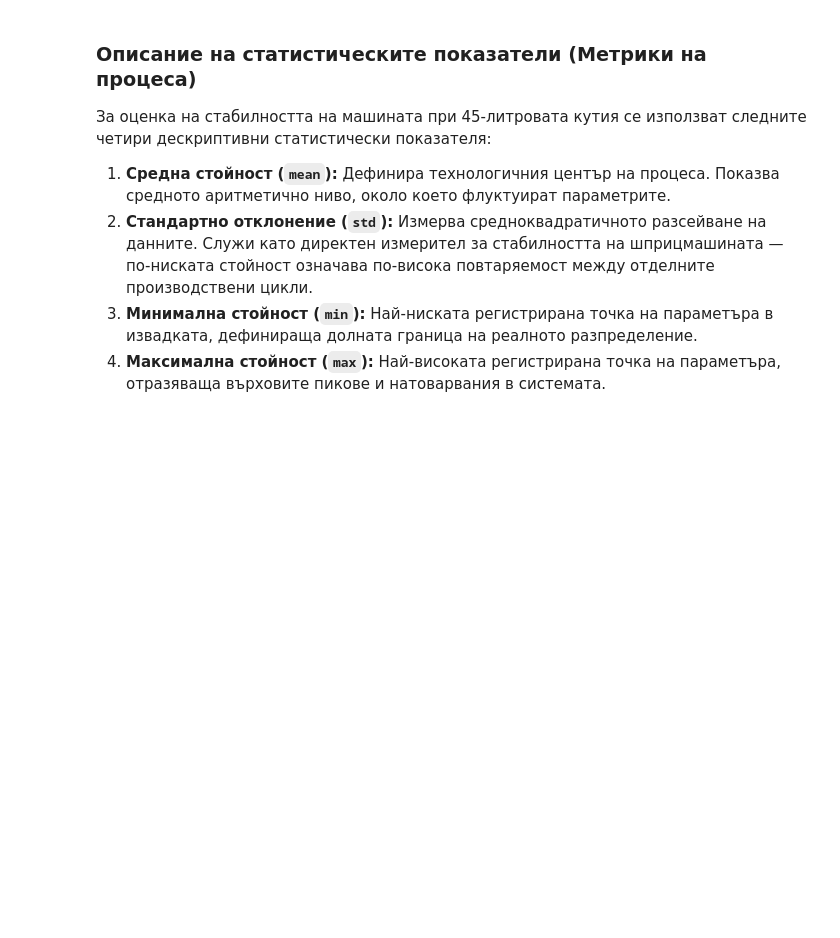
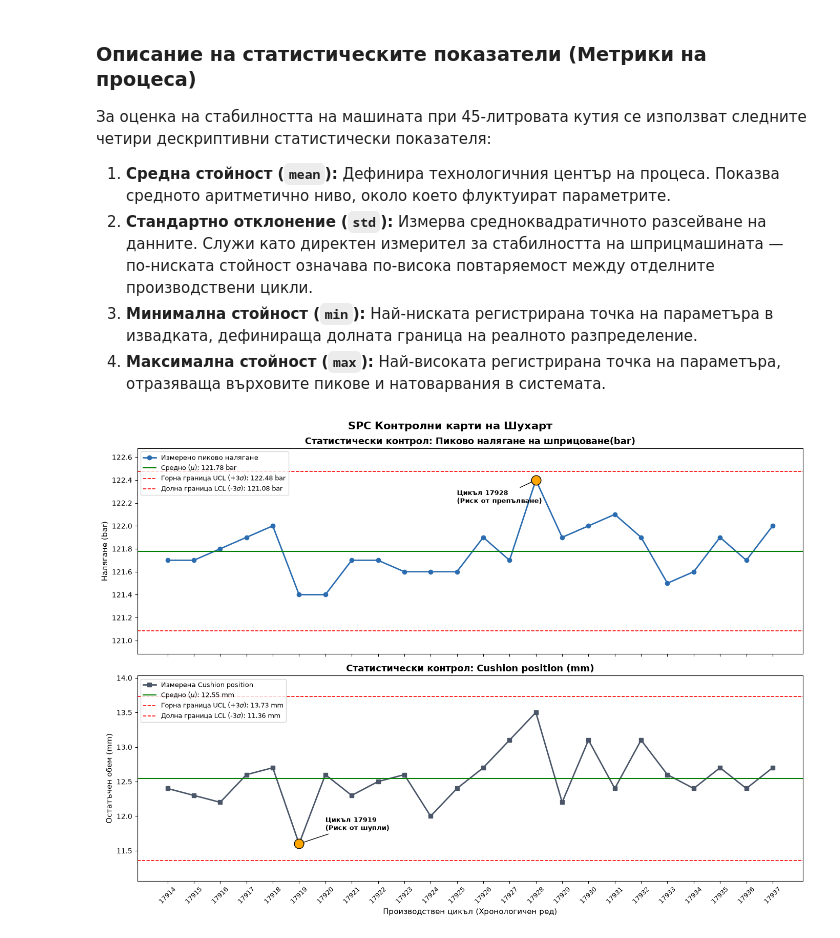
Before and after one commit to KamenKadiyski/WhamMath, a Jupyter notebook: modul4.ipynb, the cells around one changed output. Cells and saved outputs as stored; diff of their text form; code cells hidden in the pictures; blank space fills up the shorter version.

Commit message:
MC15 data analysis added charts and updated code. README.md - improved documentation.

```diff
--- a/modul4.ipynb
+++ b/modul4.ipynb
@@ -104,3 +104,76 @@ Mean torque (Nm)                   652.500000   4.053984  641.00   659.00
 2. **Стандартно отклонение (`std`):** Измерва средноквадратичното разсейване на данните. Служи като директен измерител за стабилността на шприцмашината — по-ниската стойност означава по-висока повтаряемост между отделните производствени цикли.
 3. **Минимална стойност (`min`):** Най-ниската регистрирана точка на параметъра в извадката, дефинираща долната граница на реалното разпределение.
 4. **Максимална стойност (`max`):** Най-високата регистрирана точка на параметъра, отразяваща върховите пикове и натоварвания в системата.
+# %%
+df_clean = df[df['Cycle No.'] != 'Average'].copy()
+df_clean = df_clean.dropna(subset=['Cycle No.'])
+df_clean['Cycle No.'] = df_clean['Cycle No.'].astype(int)
+df_clean = df_clean.sort_values('Cycle No.').reset_index(drop=True)
+
+
+fig, axes = plt.subplots(2, 1, figsize=(14, 10), sharex=True)
+
+x_indices = np.arange(len(df_clean))
+cycles_str = df_clean['Cycle No.'].astype(str)
+
+# =====================================================================
+# КАРТА 1: ПИКОВО НАЛЯГАНЕ (Pressure Peak Chart)
+# =====================================================================
+p_mean = df_clean['Pressure peak (bar)'].mean()
+p_std = df_clean['Pressure peak (bar)'].std()
+p_ucl = p_mean + 3 * p_std
+p_lcl = p_mean - 3 * p_std
+
+axes[0].plot(x_indices, df_clean['Pressure peak (bar)'], marker='o', color='#2b6cb0', linewidth=2, label='Измерено пиково налягане')
+axes[0].axhline(p_mean, color='green', linestyle='-', linewidth=1.5, label=fr'Средно ($\mu$): {p_mean:.2f} bar')
+axes[0].axhline(p_ucl, color='red', linestyle='--', linewidth=1.2, label=fr'Горна граница UCL (+3$\sigma$): {p_ucl:.2f} bar')
+axes[0].axhline(p_lcl, color='red', linestyle='--', linewidth=1.2, label=fr'Долна граница LCL (-3$\sigma$): {p_lcl:.2f} bar')
+
+anomaly_p_row = df_clean[df_clean['Cycle No.'] == 17928]
+if not anomaly_p_row.empty:
+    idx_p = anomaly_p_row.index[0]
+    val_p = anomaly_p_row['Pressure peak (bar)'].values[0]
+    axes[0].scatter(idx_p, val_p, color='orange', s=180, zorder=5, edgecolors='black')
+    axes[0].annotate('Цикъл 17928\n(Риск от препълване)', xy=(idx_p, val_p), xytext=(idx_p - 3, val_p - 0.2),
+                     arrowprops=dict(arrowstyle="->", color='black'), fontsize=9, fontweight='bold')
+
+axes[0].set_title('Статистически контрол: Пиково налягане на шприцоване(bar)', fontsize=13, fontweight='bold')
+axes[0].set_ylabel('Налягане (bar)', fontsize=11)
+axes[0].legend(loc='upper left', fontsize=9)
+axes[0].set_ylim(p_lcl - 0.2, p_ucl + 0.2)
+
+# =====================================================================
+# КАРТА 2:  Cushion Position Chart
+# =====================================================================
+c_mean = df_clean['Cushion position (mm)'].mean()
+c_std = df_clean['Cushion position (mm)'].std()
+c_ucl = c_mean + 3 * c_std
+c_lcl = c_mean - 3 * c_std
+
+axes[1].plot(x_indices, df_clean['Cushion position (mm)'], marker='s', color='#4a5568', linewidth=2, label='Измерена Cushion position')
+axes[1].axhline(c_mean, color='green', linestyle='-', linewidth=1.5, label=fr'Средно ($\mu$): {c_mean:.2f} mm')
+axes[1].axhline(c_ucl, color='red', linestyle='--', linewidth=1.2, label=fr'Горна граница UCL (+3$\sigma$): {c_ucl:.2f} mm')
+axes[1].axhline(c_lcl, color='red', linestyle='--', linewidth=1.2, label=fr'Долна граница LCL (-3$\sigma$): {c_lcl:.2f} mm')
+
+
+anomaly_c_row = df_clean[df_clean['Cycle No.'] == 17919]
+if not anomaly_c_row.empty:
+    idx_c = anomaly_c_row.index[0]
+    val_c = anomaly_c_row['Cushion position (mm)'].values[0]
+    axes[1].scatter(idx_c, val_c, color='orange', s=180, zorder=5, edgecolors='black')
+    axes[1].annotate('Цикъл 17919\n(Риск от шупли)', xy=(idx_c, val_c), xytext=(idx_c + 1, val_c + 0.2),
+                     arrowprops=dict(arrowstyle="->", color='black'), fontsize=9, fontweight='bold')
+
+axes[1].set_title('Статистически контрол: Cushion position (mm)', fontsize=13, fontweight='bold')
+axes[1].set_xlabel('Производствен цикъл (Хронологичен ред)', fontsize=11)
+axes[1].set_ylabel('Остатъчен обем (mm)', fontsize=11)
+axes[1].set_xticks(x_indices)
+axes[1].set_xticklabels(cycles_str, rotation=45, fontsize=9)
+axes[1].legend(loc='upper left', fontsize=9)
+axes[1].set_ylim(c_lcl - 0.3, c_ucl + 0.3)
+
+fig.suptitle('SPC Контролните карти на Шухарт (Shewhart Control Charts)', fontsize=15, fontweight='bold', y=0.98)
+plt.tight_layout()
+plt.show()
+# %% [output]
+[figure, added]
```
Also changed, not shown: parts of 1 cell of this notebook, 1 other file.
